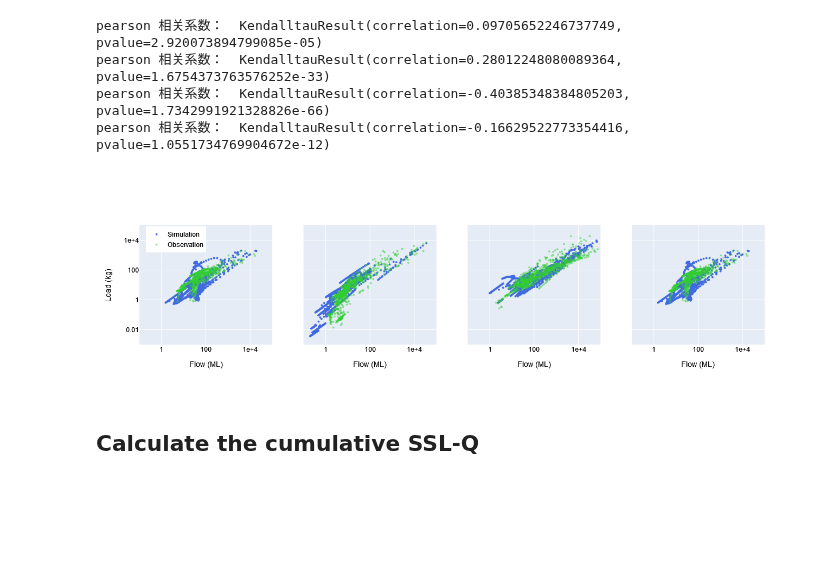
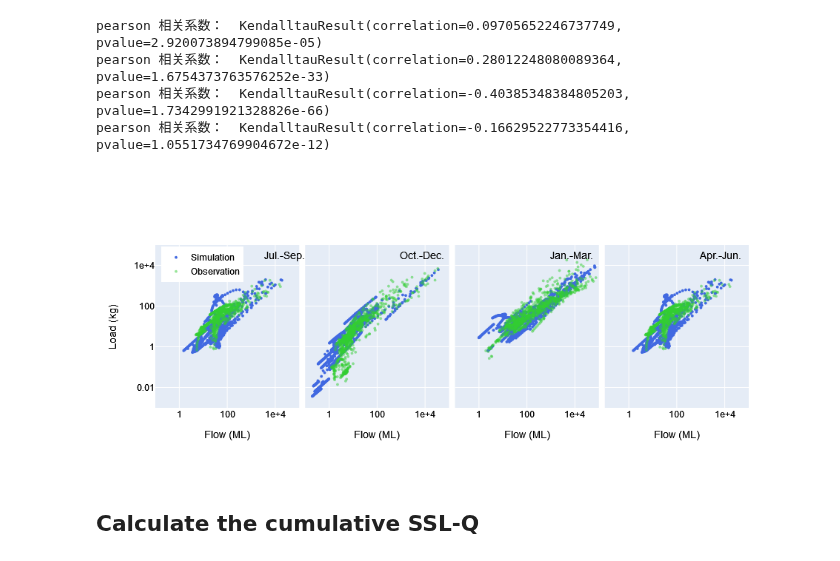
Before and after one commit to QianWanghhu/wqd_analyze, a Jupyter notebook: src/Plotting_Paper_3.ipynb, the cells around one changed output. Saved outputs shown, nothing was run; the diff lists cells and outputs as text; code cells hidden in the pictures; blank space fills up the shorter version.

Commit message:
Update scatter plots
Adding standard errors of coefficients to scatter plots.

```diff
--- a/src/Plotting_Paper_3.ipynb
+++ b/src/Plotting_Paper_3.ipynb
@@ -179,82 +161,86 @@ for ii in range(4):
     data_y['mod'][f'y_{ii}'] = y
     data_x['obs'][f'x_{ii}'] = x_obs
     data_y['obs'][f'y_{ii}'] = y_obs
+# %%
+# Read regression coefficients and standard errors
+coeffs_obs = pd.read_csv(outpath + 'obs_cl_regress_error.csv', index_col = 'Unnamed: 0')
+coeffs_mod = pd.read_csv(outpath + 'mod_cl_regress_error.csv', index_col = 'Unnamed: 0')
 # %%
 # Use plotly to creat scatter plots
 # Initialize figure with subplots
-fig = make_subplots(rows=1, cols=4, shared_yaxes=True, shared_xaxes=True)
+fig = make_subplots(rows=1, cols=4, shared_yaxes=True, shared_xaxes=True, horizontal_spacing = 0.01)
 legends = ['Jul.-Sep.', 'Oct.-Dec.', 'Jan.-Mar.', 'Apr.-Jun.']
 
 fig.add_trace(
         go.Scatter(x=data_x['mod'][f'x_{ii}'], y=data_y['mod'][f'y_{ii}'], mode='markers',
                    name='Simulation', marker=dict(color='royalblue', size=4)),
-        row = 1, col = 1
-    )
+        row = 1, col = 1)
+
 fig.add_trace(
         go.Scatter(x=data_x['obs'][f'x_{ii}'], y=data_y['obs'][f'y_{ii}'], mode='markers', name='Observation',
                   marker=dict(color='limegreen', size=4, opacity=0.5)),
-        row = 1, col = 1
-    )
+        row = 1, col = 1)
 
 
 for ii in range(1, 4):
     fig.add_trace(
         go.Scatter(x=data_x['mod'][f'x_{ii}'], y=data_y['mod'][f'y_{ii}'], mode='markers',
                    showlegend=False, marker=dict(color='royalblue', size=4)),
-        row=1, col=ii+1
-    )
+        row=1, col=ii+1)
 fig.update_xaxes(
     showexponent = 'all',
     exponentformat = 'e',
     row=1, col=1)
 
 for ii in range(1, 4):
     fig.add_trace(
         go.Scatter(x=data_x['obs'][f'x_{ii}'], y=data_y['obs'][f'y_{ii}'], mode='markers', showlegend=False,
                   marker=dict(color='limegreen', size=4, opacity=0.5)),
-        row=1, col=ii+1
-    )
+        row=1, col=ii+1)
 
-    fig.update_xaxes(
-        showexponent = 'all',
-        exponentformat = 'e',
-        row=1, col=ii+1
-    )
+    fig.update_xaxes(showexponent = 'all', exponentformat = 'e', row=1, col=ii+1)
+
 fig.update_layout(height=400, width=1200)
 fig.update_xaxes(type="log", range=[-1, 5], title_text='Flow (ML)')
 fig.update_yaxes(type="log", range=[-3, 5])
-fig.update_layout(
-    yaxis = dict(
-        showexponent = 'all',
-        exponentformat = 'e',
-        title_text = 'Load (kg)'
-    ))
+fig.update_layout(yaxis = dict(showexponent = 'all', exponentformat = 'e', title_text = 'Load (kg)'))
 
 fig.update_layout(legend = dict(yanchor="top", y = 0.99, xanchor = "left", x = 0.01,
                 font = dict(size=12)), font_family = "Arial", font_color = 'black')
 
-# Add annotations to each subplots
-a_coeff = {'obs':[0.32, 0.25, 0.89, 1.41], 'sim': [0.04, 0.28, 0.13, 0.15]}
-b_coeff = {'obs':[1.04, 1.07, 0.78, 0.78], 'sim': [1.29, 1.09, 1.02, 1.09]}
-c_coeff = {'obs':[0, 0, 0, 0], 'sim': [0, 0, 6.51, 0.57]}
-x_loc = [0.08, 0.4, 0.65, 0.98]
-y_loc = [0.2, 0.1]
+x_loc = [0.08, 0.42, 0.75, 0.99]; y_loc = [0.2, 0.1]
+subtitle_xloc = [0.18, 0.45, 0.74, 0.99]
 for ii in range(4):
+    regress_col = str(ii+1)
     fig.add_annotation(dict(x=x_loc[ii], y= y_loc[0], xref="paper", yref="paper",
-                                    text=r'$SSL_o = %.2f *Q_o^{%.2f}$' %(a_coeff['obs'][ii], b_coeff['obs'][ii]), showarrow=False))
+                                    text=r'$SSL_o = %.2f(%.2f)*Q_o^{%.2f(%.2f)}$' %(coeffs_obs.loc['a', regress_col],
+                                        coeffs_obs.loc['a_error', regress_col], coeffs_obs.loc['b', regress_col],
+                                                coeffs_obs.loc['b_error', regress_col]), showarrow=False))
+    # Add the seassons to each subplot
+    fig.add_annotation(dict(x = subtitle_xloc[ii], y = 0.98, xref = "paper", yref = "paper",
+                                    text = legends[ii], font = dict(size=14)), showarrow = False)
 
-for ii in range(2):
-    fig.add_annotation(dict(x=x_loc[ii], y=y_loc[1], xref="paper", yref="paper",
-                                    text=r'$SSL_m = %.2f *Q_m^{%.2f}$' %(a_coeff['sim'][ii], b_coeff['sim'][ii]), showarrow=False))
-for ii in range(2, 4):
-    fig.add_annotation(dict(x=x_loc[ii], y=y_loc[1], xref="paper", yref="paper",
-                                    text=r'$SSL_m = %.2f *Q_m^{%.2f} + %.2f$' %(a_coeff['sim'][ii], b_coeff['sim'][ii], c_coeff['sim'][ii]), showarrow=False))
-
+for ii in range(4):
+    regress_col = str(ii+1)
+    if coeffs_mod.loc['c',regress_col] == 0:
+        fig.add_annotation(dict(x=x_loc[ii], y=y_loc[1], xref="paper", yref="paper",
+                                    text=r'$SSL_m = %.2f(%.2f)*Q_m^{%.2f(%.2f)}$' %(coeffs_mod.loc['a', regress_col],
+                                        coeffs_mod.loc['a_error', regress_col], coeffs_mod.loc['b', regress_col],
+                                            coeffs_mod.loc['b_error', regress_col]), showarrow=False))
+    else:
+        fig.add_annotation(dict(x=x_loc[ii], y=y_loc[1], xref="paper", yref="paper",
+                                    text=r'$SSL_m = %.2f(%.2f)*Q_m^{%.2f(%.2f)}+%.2f(%.2f)$' %(coeffs_mod.loc['a', regress_col],
+                                        coeffs_mod.loc['a_error', regress_col], coeffs_mod.loc['b', regress_col], coeffs_mod.loc['b_error', regress_col],
+                                                    coeffs_mod.loc['c', regress_col], coeffs_mod.loc['c_error', regress_col]), showarrow=False))
+    # Add the annotation of fitting statistic R2
+    fig.add_annotation(dict(x = x_loc[ii], y = 0.3), xref="paper", yref="paper",
+                        text = r'$R^2_o = %.2f, R^2_m = %.2f$'%(coeffs_obs.loc['R2', regress_col],
+                                                               coeffs_mod.loc['R2', regress_col]), showarrow=False)
 
 fig.show()
-# pio.write_image(fig, fig_path + 'SSL-Q_scatter_plot.png', scale=2)
+pio.write_image(fig, fig_path + 'SSL-Q_scatter_plot.png', scale=2)
 # %% [output]
-[figure, old version]
+[figure, new version]
 # %% [markdown]
 ## Calculate the cumulative SSL-Q
 # %%
```
Also changed, not shown: parts of 4 cells of this notebook, 1 other file.
